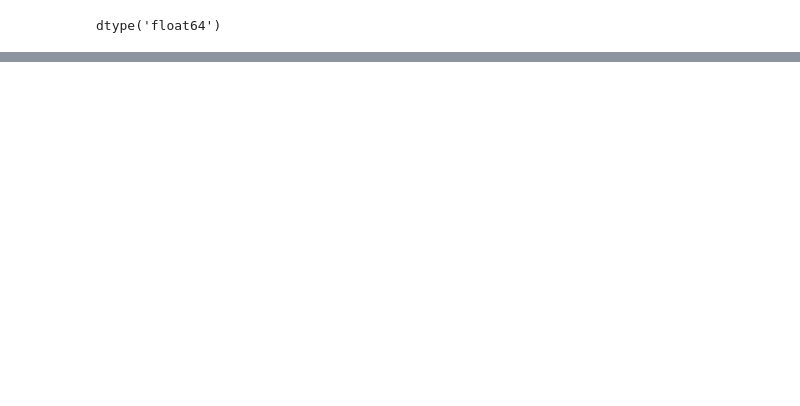
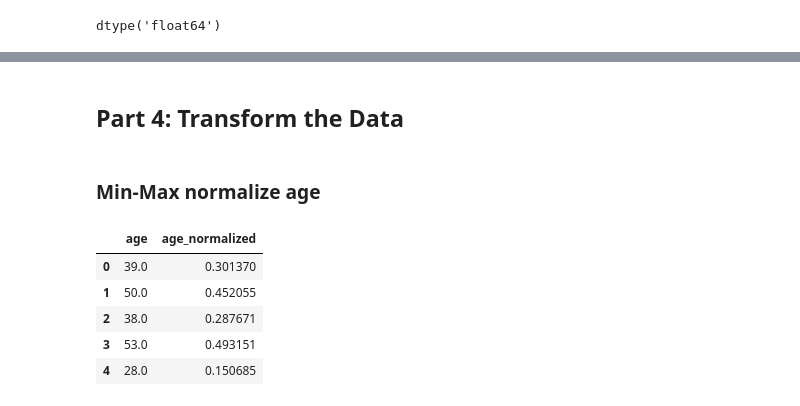
Before and after one commit to andreirotaruu/ML, a Jupyter notebook: ml_class/assignment_two.ipynb, the cells around one changed output, grey strips where cells are left out. Saved outputs shown, nothing was run; the diff lists cells and outputs as text; code cells hidden in the pictures; blank space fills up the shorter version.

Commit message:
finsihed remaining parts of the assingment

```diff
--- a/ml_class/assignment_two.ipynb
+++ b/ml_class/assignment_two.ipynb
@@ -177,0 +213,21 @@ df_clean["workclass"] = df_clean["workclass"].fillna("Unknown")
+# %% [markdown]
+## Part 4: Transform the Data
+# %% [markdown]
+### Min-Max normalize age
+# %%
+from sklearn.preprocessing import MinMaxScaler
+
+scaler = MinMaxScaler()
+
+df_clean["age_normalized"] = scaler.fit_transform(
+    df_clean[["age"]]
+)
+
+df_clean[["age", "age_normalized"]].head()
+# %% [output]
+|  | age | age_normalized |
+| 0 | 39.0 | 0.301370 |
+| 1 | 50.0 | 0.452055 |
+| 2 | 38.0 | 0.287671 |
+| 3 | 53.0 | 0.493151 |
+| 4 | 28.0 | 0.150685 |
```
Also changed, not shown: parts of 42 cells of this notebook.
